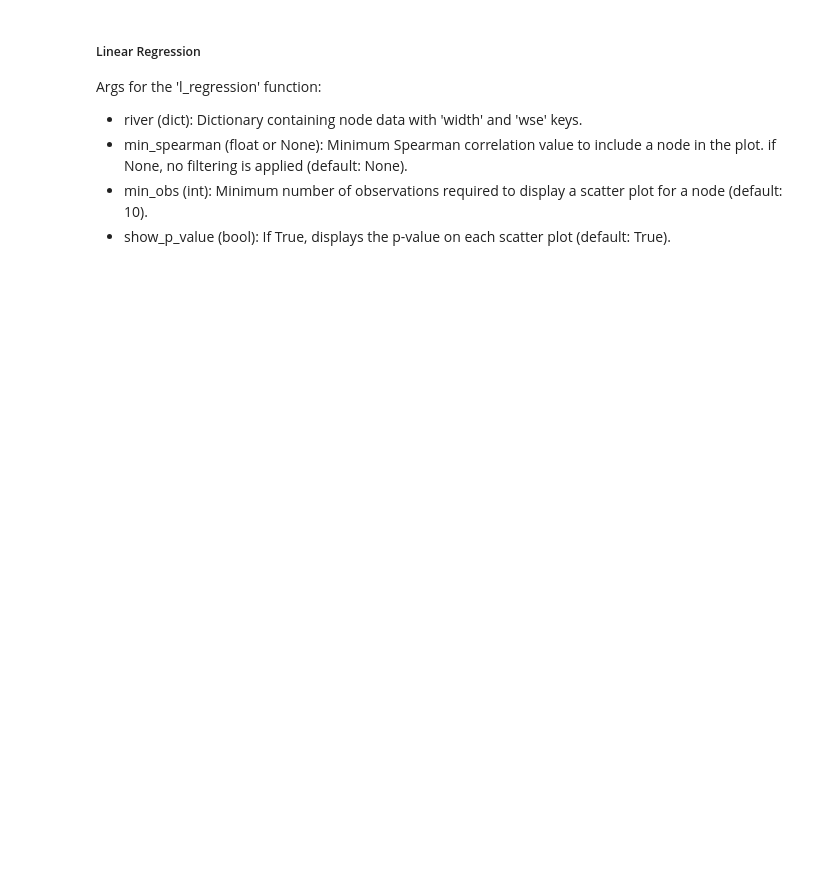
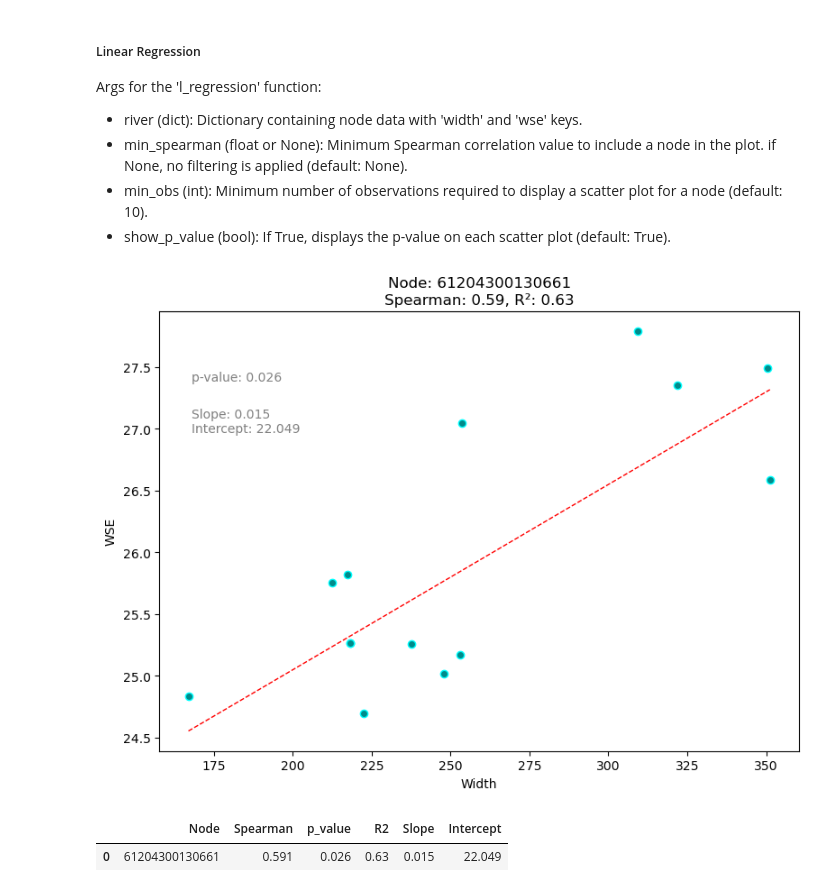
Before and after one commit to jdavecas/Hipsometric-curves, a Jupyter notebook: Regressions.ipynb, the cells around one changed output. Saved outputs shown, nothing was run; the diff lists cells and outputs as text; code cells hidden in the pictures; blank space fills up the shorter version.

```diff
--- a/Regressions.ipynb
+++ b/Regressions.ipynb
@@ -48,5 +48,9 @@ export_dataframe(l_regression,is_geodataframe=True)
 # %%
 l_regression
 # %%
-l_regression_node(River_dict, node_id='61204500020291', min_spearman=None, min_obs=0, show_p_value=True, min_p_value=0.05)
+l_regression_node(River_dict, node_id='61204300130661', min_spearman=None, min_obs=0, show_p_value=True, min_p_value=0.05)
+# %% [output]
+[figure, added]
+|  | Node | Spearman | p_value | R2 | Slope | Intercept |
+| 0 | 61204300130661 | 0.591 | 0.026 | 0.63 | 0.015 | 22.049 |
 # %%
```
Also changed, not shown: parts of 4 cells of this notebook.
